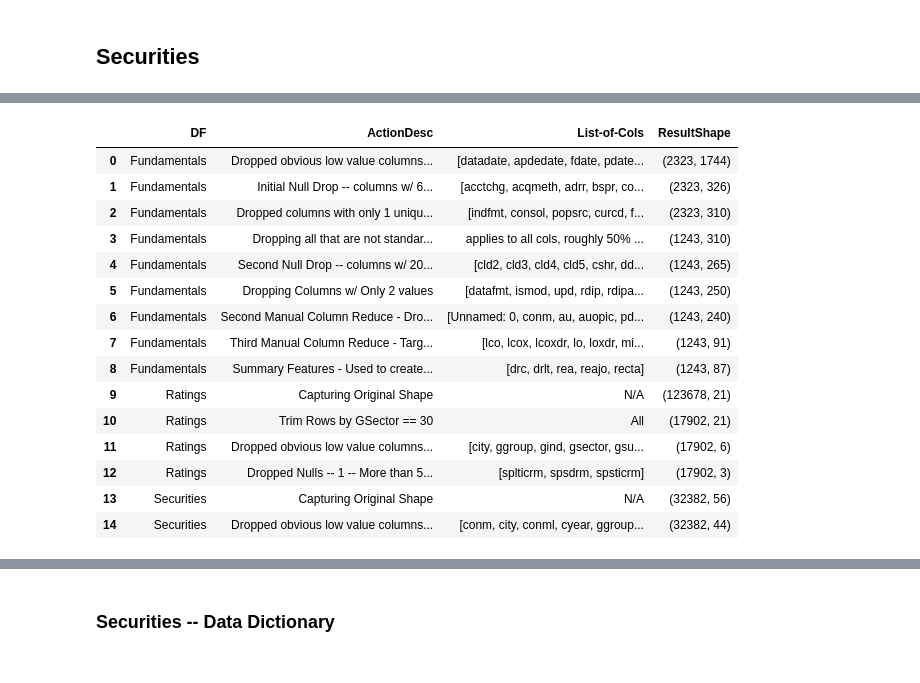
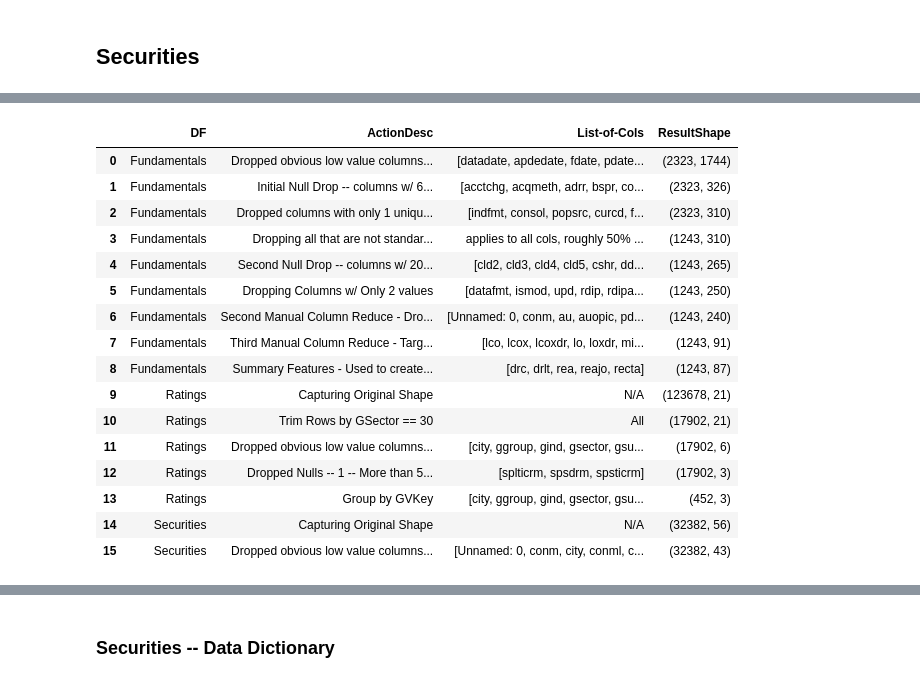
Before and after one commit to bcullinan32/CapstoneProject, a Jupyter notebook: Capstone_Data-Prep.ipynb, the cells around one changed output, grey strips where cells are left out. Cells and saved outputs as stored; diff of their text form; code cells hidden in the pictures.

Commit message:
finished Securities Clean-Up

```diff
--- a/Capstone_Data-Prep.ipynb
+++ b/Capstone_Data-Prep.ipynb
@@ -999,27 +987,28 @@ securities
 # %%
 # Drop Obvious Un-needed 1
 cleanActionsDesc = "Dropped obvious low value columns -- 1 -- Dates/Codes/Addresses/Etc."
 df_name = "Securities"
 
-colsToDrop = ['conm','city','conml','cyear','ggroup','gind','gsector','gsubind','loc','naics','sic','state']
+colsToDrop = ['Unnamed: 0','conm','city','conml','cyear','ggroup','gind','gsector','gsubind','loc','naics','sic','state']
 
 securities = securities.drop(columns=colsToDrop)
 cleanActionsReport(securities,df_name,cleanActionsDesc,colsToDrop)
 cleanActionsDF
 # %% [output]
 |  | DF | ActionDesc | List-of-Cols | ResultShape |
 | 0 | Fundamentals | Dropped obvious low value columns... | [datadate, apdedate, fdate, pdate... | (2323, 1744) |
 | 1 | Fundamentals | Initial Null Drop -- columns w/ 6... | [acctchg, acqmeth, adrr, bspr, co... | (2323, 326) |
 | 2 | Fundamentals | Dropped columns with only 1 uniqu... | [indfmt, consol, popsrc, curcd, f... | (2323, 310) |
 | 3 | Fundamentals | Dropping all that are not standar... | applies to all cols, roughly 50% ... | (1243, 310) |
 | 4 | Fundamentals | Second Null Drop -- columns w/ 20... | [cld2, cld3, cld4, cld5, cshr, dd... | (1243, 265) |
 | 5 | Fundamentals | Dropping Columns w/ Only 2 values | [datafmt, ismod, upd, rdip, rdipa... | (1243, 250) |
 | 6 | Fundamentals | Second Manual Column Reduce - Dro... | [Unnamed: 0, conm, au, auopic, pd... | (1243, 240) |
 | 7 | Fundamentals | Third Manual Column Reduce - Targ... | [lco, lcox, lcoxdr, lo, loxdr, mi... | (1243, 91) |
 | 8 | Fundamentals | Summary Features - Used to create... | [drc, drlt, rea, reajo, recta] | (1243, 87) |
 | 9 | Ratings | Capturing Original Shape | N/A | (123678, 21) |
 | 10 | Ratings | Trim Rows by GSector == 30 | All | (17902, 21) |
 | 11 | Ratings | Dropped obvious low value columns... | [city, ggroup, gind, gsector, gsu... | (17902, 6) |
 | 12 | Ratings | Dropped Nulls -- 1 -- More than 5... | [splticrm, spsdrm, spsticrm] | (17902, 3) |
-| 13 | Securities | Capturing Original Shape | N/A | (32382, 56) |
-| 14 | Securities | Dropped obvious low value columns... | [conm, city, conml, cyear, ggroup... | (32382, 44) |
+| 13 | Ratings | Group by GVKey | [city, ggroup, gind, gsector, gsu... | (452, 3) |
+| 14 | Securities | Capturing Original Shape | N/A | (32382, 56) |
+| 15 | Securities | Dropped obvious low value columns... | [Unnamed: 0, conm, city, conml, c... | (32382, 43) |
```
Also changed, not shown: parts of 16 cells of this notebook, 8 other files.
